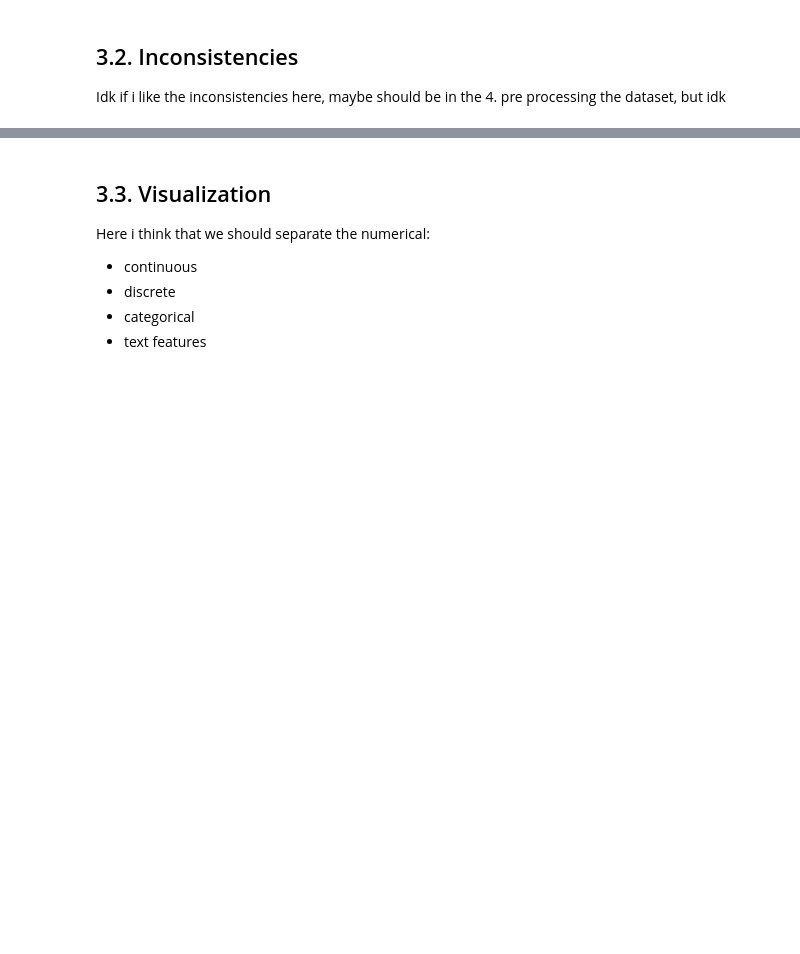
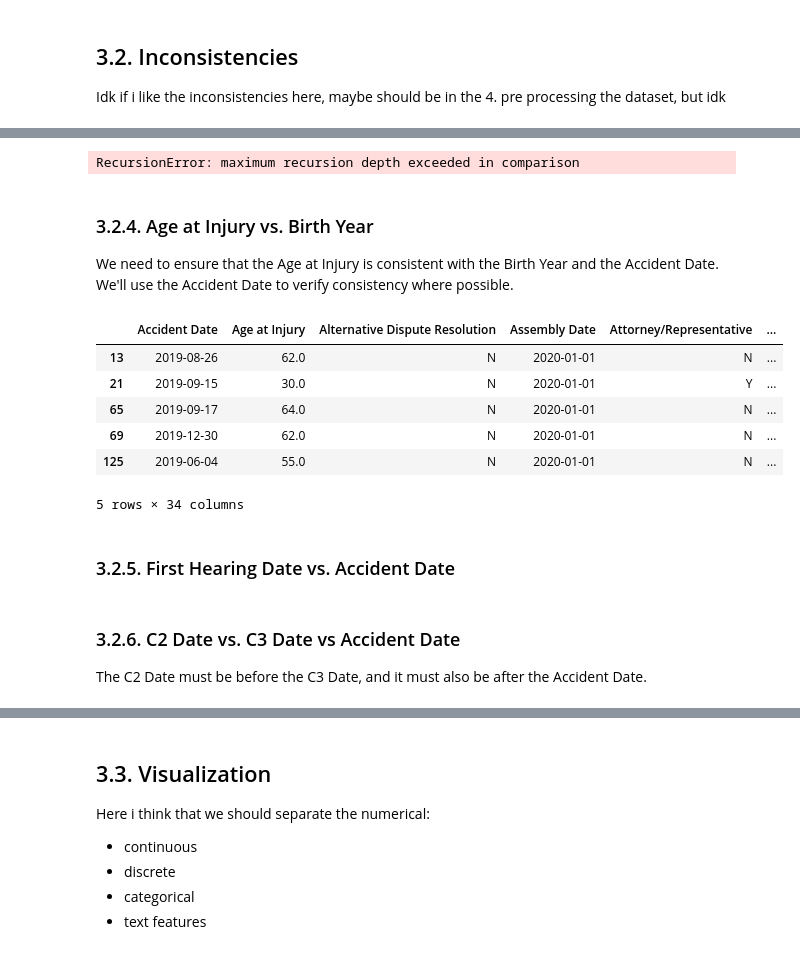
Before and after one commit to xandga/Machine_Learning_project, a Jupyter notebook: Deliverables/Notebook.ipynb, the cells around one changed output, grey strips where cells are left out. Cells and saved outputs as stored; diff of their text form; code cells hidden in the pictures; blank space fills up the shorter version.

```diff
--- a/Deliverables/Notebook.ipynb
+++ b/Deliverables/Notebook.ipynb
@@ -162,0 +209,3 @@ blablablablba
+# %%
+# Drop age outliers from the dataset
+df = df.drop(age_outliers.index)
@@ -162,0 +229,3 @@ blablablablba
+# %%
+# Replace zero wages with NaN
+df['Average Weekly Wage'].replace(0, pd.NA, inplace=True)
@@ -162,0 +235,31 @@ blablablablba
+# %%
+# Replace 0 Birth Year with NaN
+df['Birth Year'].replace(0, pd.NA, inplace=True)
+
+# Identify unrealistic Birth Year entries (e.g., before 1940 or after 2006)
+birth_year= df[(df['Birth Year'] < 1940) | (df['Birth Year'] > 2006)]
+print(f"Number of unrealistic birth years: {birth_year.shape[0]}")
+# %% [output]
+RecursionError: maximum recursion depth exceeded in comparison
+# %%
+# Drop birth year outliers from the dataset
+df = df.drop(birth_year.index)
+# %% [markdown]
+### 3.2.4. Age at Injury vs. Birth Year
+We need to ensure that the Age at Injury is consistent with the Birth Year and the Accident Date. We'll use the Accident Date to verify consistency where possible.
+# %%
+# Extract Accident Year from Accident Date
+df['Accident Year'] = pd.to_datetime(df['Accident Date'], errors='coerce').dt.year
+
+# Identify discrepancies between calculated age and given Age at Injury
+age_discrepancies = df[(df['Birth Year'].notnull()) & (df['Accident Year'].notnull()) &
+                       ((df['Accident Year'] - df['Birth Year']) != df['Age at Injury'])]
+print(f"Number of age discrepancies: {age_discrepancies.shape[0]}")
+# %% [output]
+|  | Accident Date | Age at Injury | Alternative Dispute Resolution | Assembly Date | Attorney/Representative | ... |
+| 13 | 2019-08-26 | 62.0 | N | 2020-01-01 | N | ... |
+| 21 | 2019-09-15 | 30.0 | N | 2020-01-01 | Y | ... |
+| 65 | 2019-09-17 | 64.0 | N | 2020-01-01 | N | ... |
+| 69 | 2019-12-30 | 62.0 | N | 2020-01-01 | N | ... |
+| 125 | 2019-06-04 | 55.0 | N | 2020-01-01 | N | ... |
+5 rows × 34 columns
@@ -162,0 +269,2 @@ blablablablba
+# %% [markdown]
+### 3.2.5. First Hearing Date vs. Accident Date
@@ -162,0 +279,3 @@ blablablablba
+# %% [markdown]
+### 3.2.6. C2 Date vs. C3 Date vs Accident Date
+The C2 Date must be before the C3 Date, and it must also be after the Accident Date.
```
Also changed, not shown: parts of 56 cells of this notebook.
